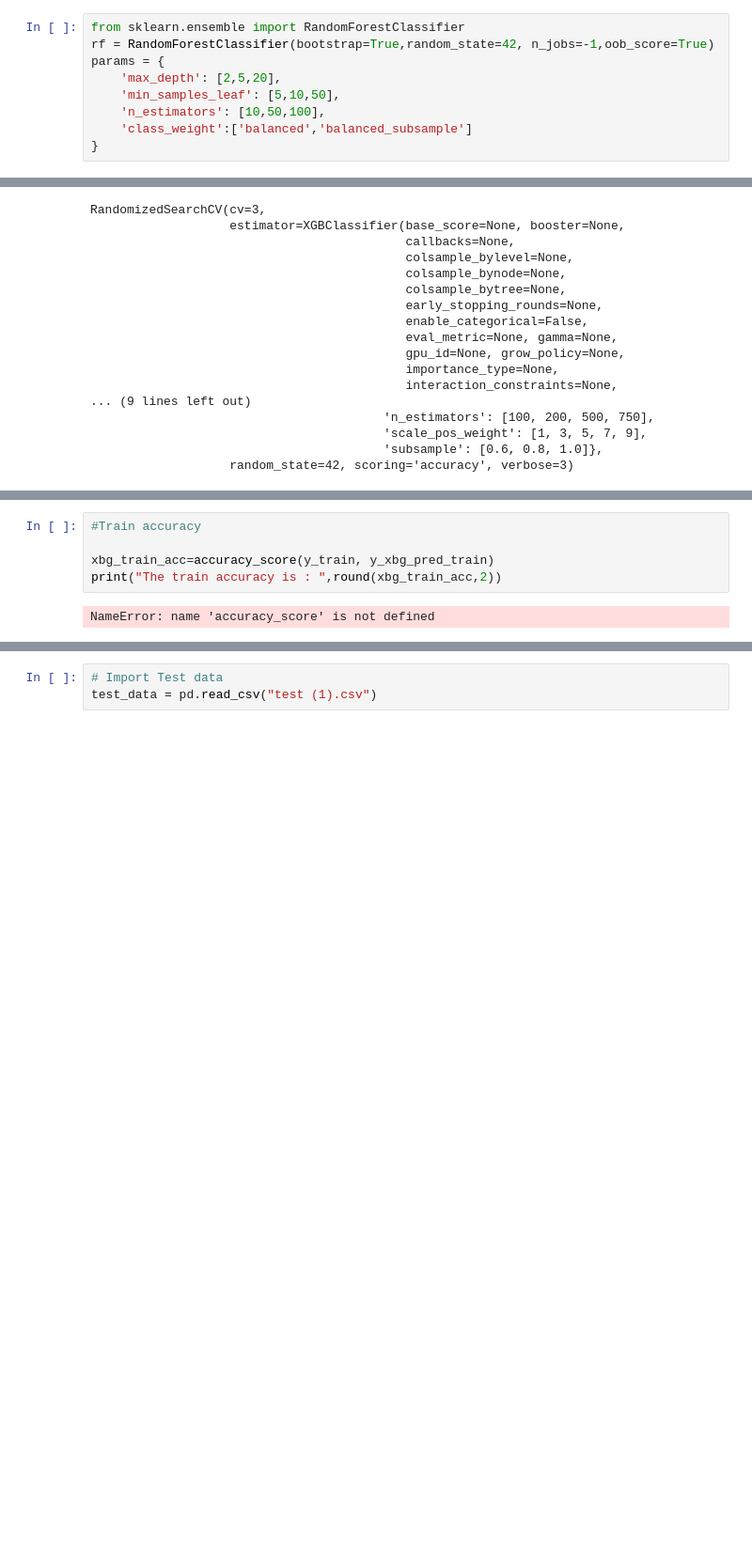
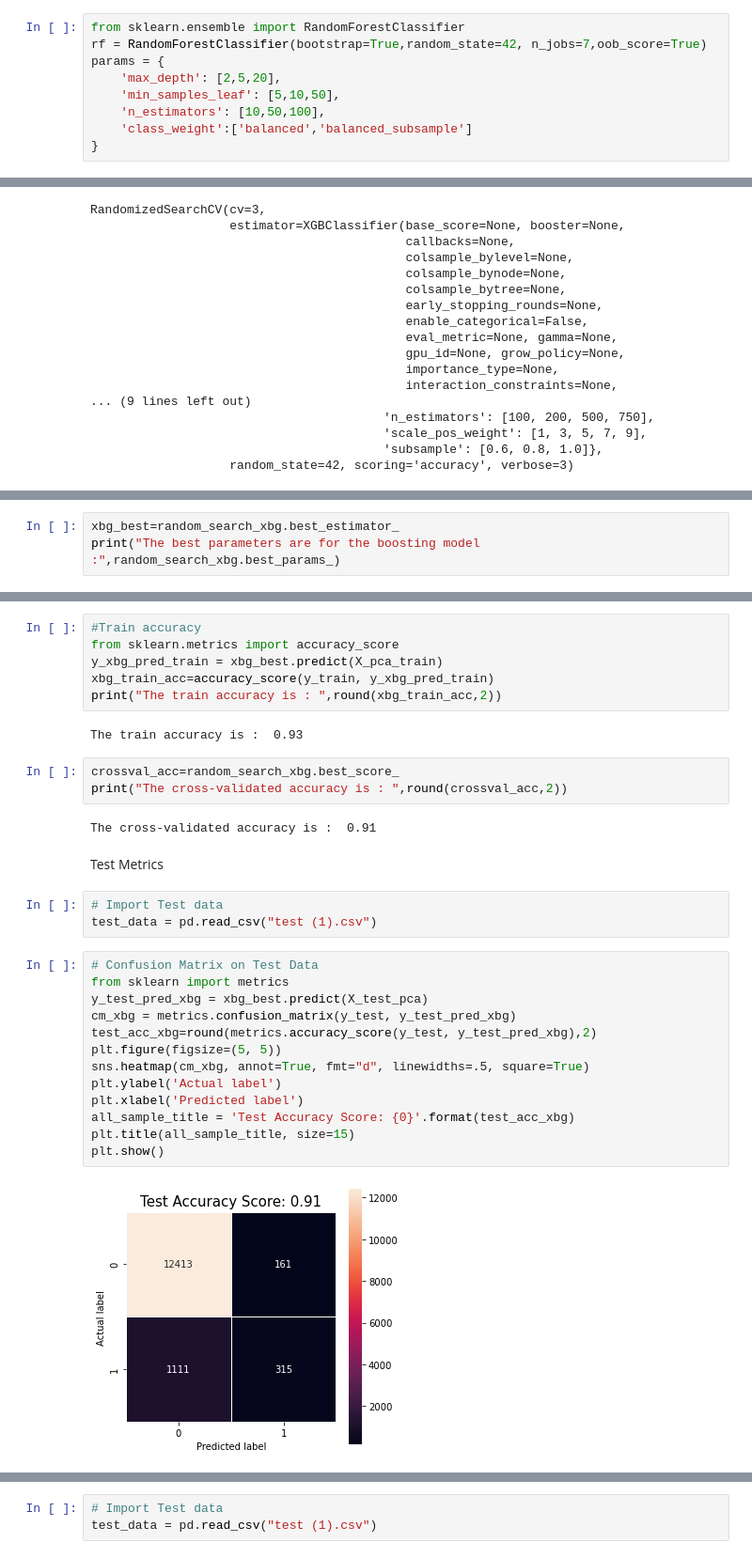
Before and after one commit to karthickchetti/Telecom_Churn_Prediction, a Jupyter notebook: Prediction.ipynb, the cells around one changed output, grey strips where cells are left out. Shown at 94% size. Saved outputs shown, nothing was run; the diff lists cells and outputs as text; blank space fills up the shorter version.

```diff
--- a/Prediction.ipynb
+++ b/Prediction.ipynb
@@ -667,7 +667,7 @@ X_test_pca.shape
 Hyperparameter Tuning
 # %%
 from sklearn.ensemble import RandomForestClassifier
-rf = RandomForestClassifier(bootstrap=True,random_state=42, n_jobs=-1,oob_score=True)
+rf = RandomForestClassifier(bootstrap=True,random_state=42, n_jobs=7,oob_score=True)
 params = {
     'max_depth': [2,5,20],
     'min_samples_leaf': [5,10,50],
@@ -823,0 +813,3 @@ random_search_xbg.best_params_
+# %%
+xbg_best=random_search_xbg.best_estimator_
+print("The best parameters are for the boosting model :",random_search_xbg.best_params_)
@@ -824,7 +818,33 @@ random_search_xbg.best_params_
 # %%
 #Train accuracy
-
+from sklearn.metrics import accuracy_score
+y_xbg_pred_train = xbg_best.predict(X_pca_train)
 xbg_train_acc=accuracy_score(y_train, y_xbg_pred_train)
 print("The train accuracy is : ",round(xbg_train_acc,2))
 # %% [output]
-NameError: name 'accuracy_score' is not defined
+The train accuracy is :  0.93
+# %%
+crossval_acc=random_search_xbg.best_score_
+print("The cross-validated accuracy is : ",round(crossval_acc,2))
+# %% [output]
+The cross-validated accuracy is :  0.91
+# %% [markdown]
+Test Metrics
+# %%
+# Import Test data
+test_data = pd.read_csv("test (1).csv")
+# %%
+# Confusion Matrix on Test Data
+from sklearn import metrics
+y_test_pred_xbg = xbg_best.predict(X_test_pca)
+cm_xbg = metrics.confusion_matrix(y_test, y_test_pred_xbg)
+test_acc_xbg=round(metrics.accuracy_score(y_test, y_test_pred_xbg),2)
+plt.figure(figsize=(5, 5))
+sns.heatmap(cm_xbg, annot=True, fmt="d", linewidths=.5, square=True)
+plt.ylabel('Actual label')
+plt.xlabel('Predicted label')
+all_sample_title = 'Test Accuracy Score: {0}'.format(test_acc_xbg)
+plt.title(all_sample_title, size=15)
+plt.show()
+# %% [output]
+[figure, added]
```
Also changed, not shown: parts of 12 cells of this notebook, 1 other file.
